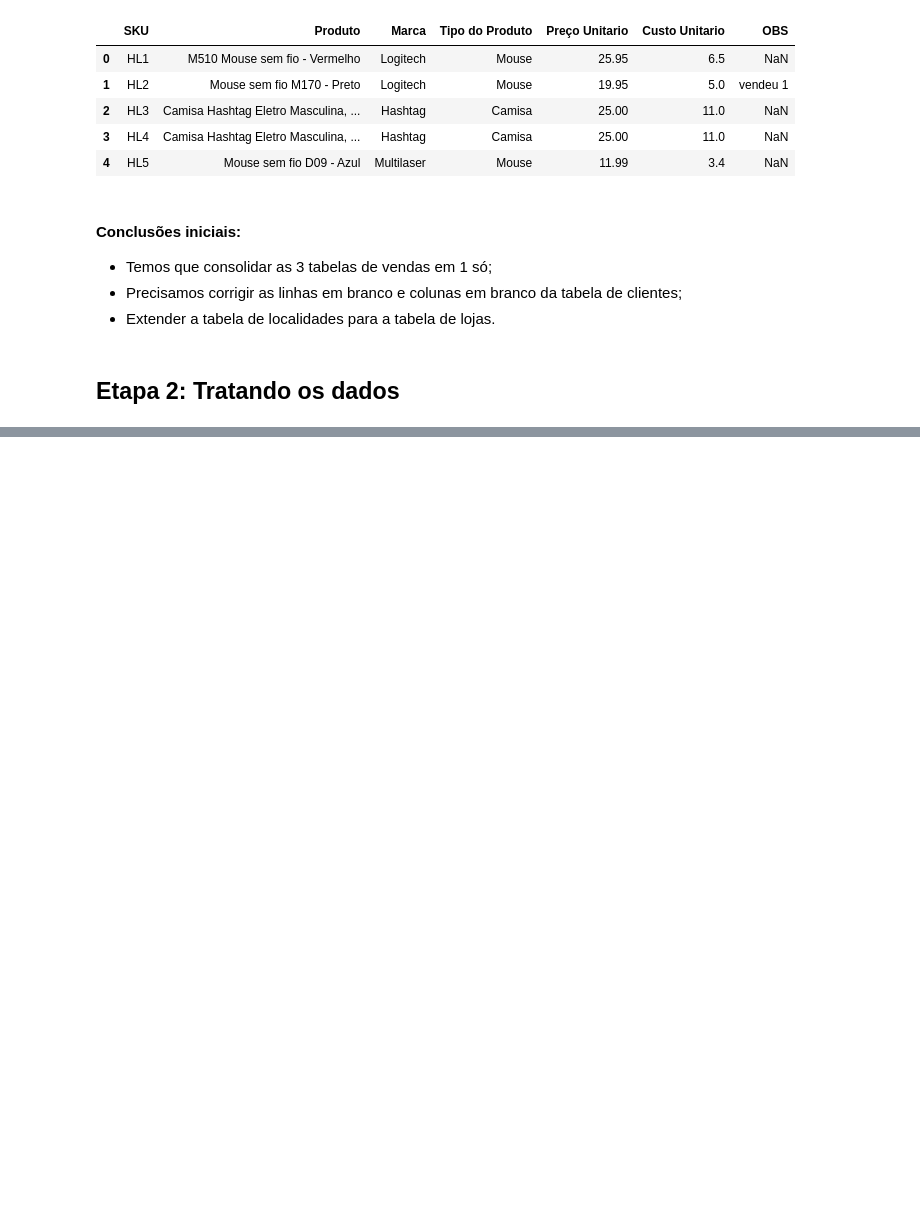
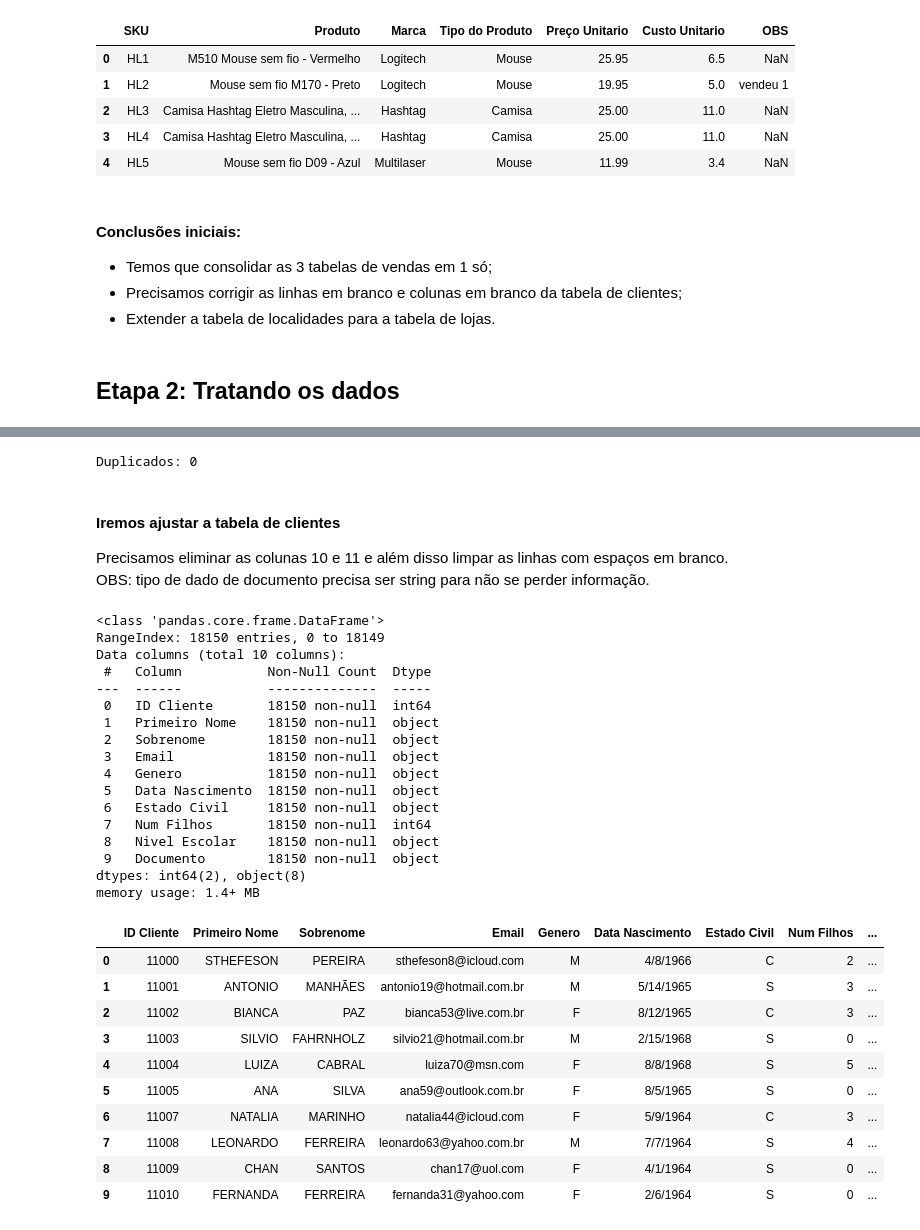
Before and after one commit to Marcelo-Kimura-Data/Projeto_01_Pipeline_CSV_SQL, a Jupyter notebook: Script_Projeto.ipynb, the cells around one changed output, grey strips where cells are left out. Drawn from its saved outputs; the diff is of its cells as text; code cells hidden in the pictures; blank space fills up the shorter version.

Commit message:
Commit 02
Inicio do processo de tratamento de dados

```diff
--- a/Script_Projeto.ipynb
+++ b/Script_Projeto.ipynb
@@ -223,0 +286,9 @@ memory usage: 16.2+ KB
+# %%
+duplicatas = df_vendas.duplicated()
+print(f"Duplicados: {duplicatas.sum()}")
+# %% [output]
+Duplicados: 0
+# %% [markdown]
+#### Iremos ajustar a tabela de clientes
+Precisamos eliminar as colunas 10 e 11 e além disso limpar as linhas com espaços em branco.\
+OBS: tipo de dado de documento precisa ser string para não se perder informação.
@@ -223,0 +299,38 @@ memory usage: 16.2+ KB
+# %%
+clientes = 'C:/Users/Kimura/Desktop/Projetos/Projeto_01/Dados/Cadastro Clientes.xlsx'
+df_clientes = pd.read_excel(clientes, header=2, dtype={'Documento': str})
+df_clientes.head(10)
+df_clientes = df_clientes.replace(r'^\s*$', pd.NA, regex=True)
+df_clientes = df_clientes.dropna(axis=1, how='all')
+df_clientes = df_clientes.dropna(axis=0, how='all')
+df_clientes.info()
+df_clientes.head(10)
+# %% [output]
+<class 'pandas.core.frame.DataFrame'>
+RangeIndex: 18150 entries, 0 to 18149
+Data columns (total 10 columns):
+ #   Column           Non-Null Count  Dtype
+---  ------           --------------  -----
+ 0   ID Cliente       18150 non-null  int64
+ 1   Primeiro Nome    18150 non-null  object
+ 2   Sobrenome        18150 non-null  object
+ 3   Email            18150 non-null  object
+ 4   Genero           18150 non-null  object
+ 5   Data Nascimento  18150 non-null  object
+ 6   Estado Civil     18150 non-null  object
+ 7   Num Filhos       18150 non-null  int64
+ 8   Nivel Escolar    18150 non-null  object
+ 9   Documento        18150 non-null  object
+dtypes: int64(2), object(8)
+memory usage: 1.4+ MB
+|  | ID Cliente | Primeiro Nome | Sobrenome | Email | Genero | Data Nascimento | Estado Civil | Num Filhos | ... |
+| 0 | 11000 | STHEFESON | PEREIRA | sthefeson8@icloud.com | M | 4/8/1966 | C | 2 | ... |
+| 1 | 11001 | ANTONIO | MANHÃES | antonio19@hotmail.com.br | M | 5/14/1965 | S | 3 | ... |
+| 2 | 11002 | BIANCA | PAZ | bianca53@live.com.br | F | 8/12/1965 | C | 3 | ... |
+| 3 | 11003 | SILVIO | FAHRNHOLZ | silvio21@hotmail.com.br | M | 2/15/1968 | S | 0 | ... |
+| 4 | 11004 | LUIZA | CABRAL | luiza70@msn.com | F | 8/8/1968 | S | 5 | ... |
+| 5 | 11005 | ANA | SILVA | ana59@outlook.com.br | F | 8/5/1965 | S | 0 | ... |
+| 6 | 11007 | NATALIA | MARINHO | natalia44@icloud.com | F | 5/9/1964 | C | 3 | ... |
+| 7 | 11008 | LEONARDO | FERREIRA | leonardo63@yahoo.com.br | M | 7/7/1964 | S | 4 | ... |
+| 8 | 11009 | CHAN | SANTOS | chan17@uol.com | F | 4/1/1964 | S | 0 | ... |
+| 9 | 11010 | FERNANDA | FERREIRA | fernanda31@yahoo.com | F | 2/6/1964 | S | 0 | ... |
```
Also changed, not shown: parts of 15 cells of this notebook.
